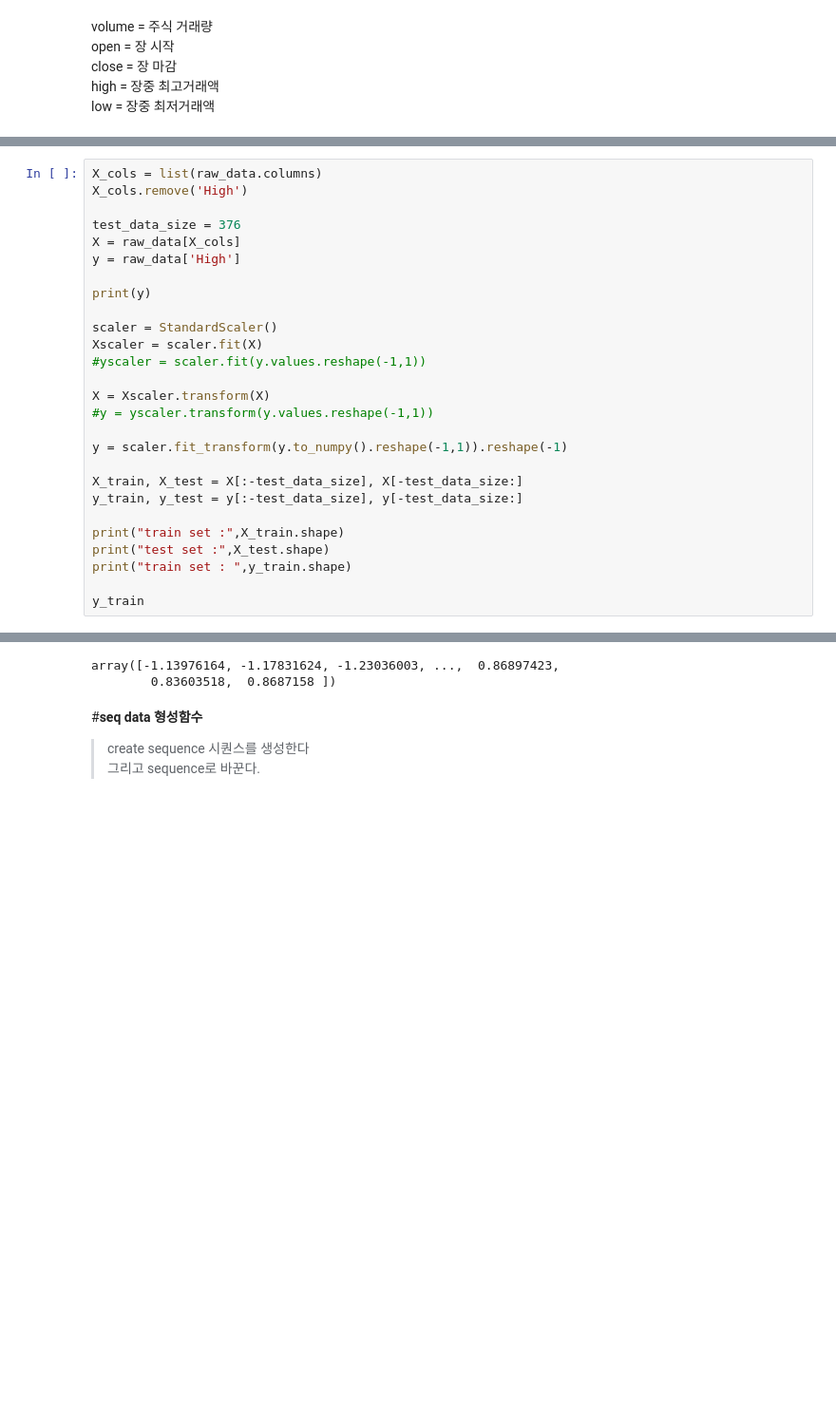
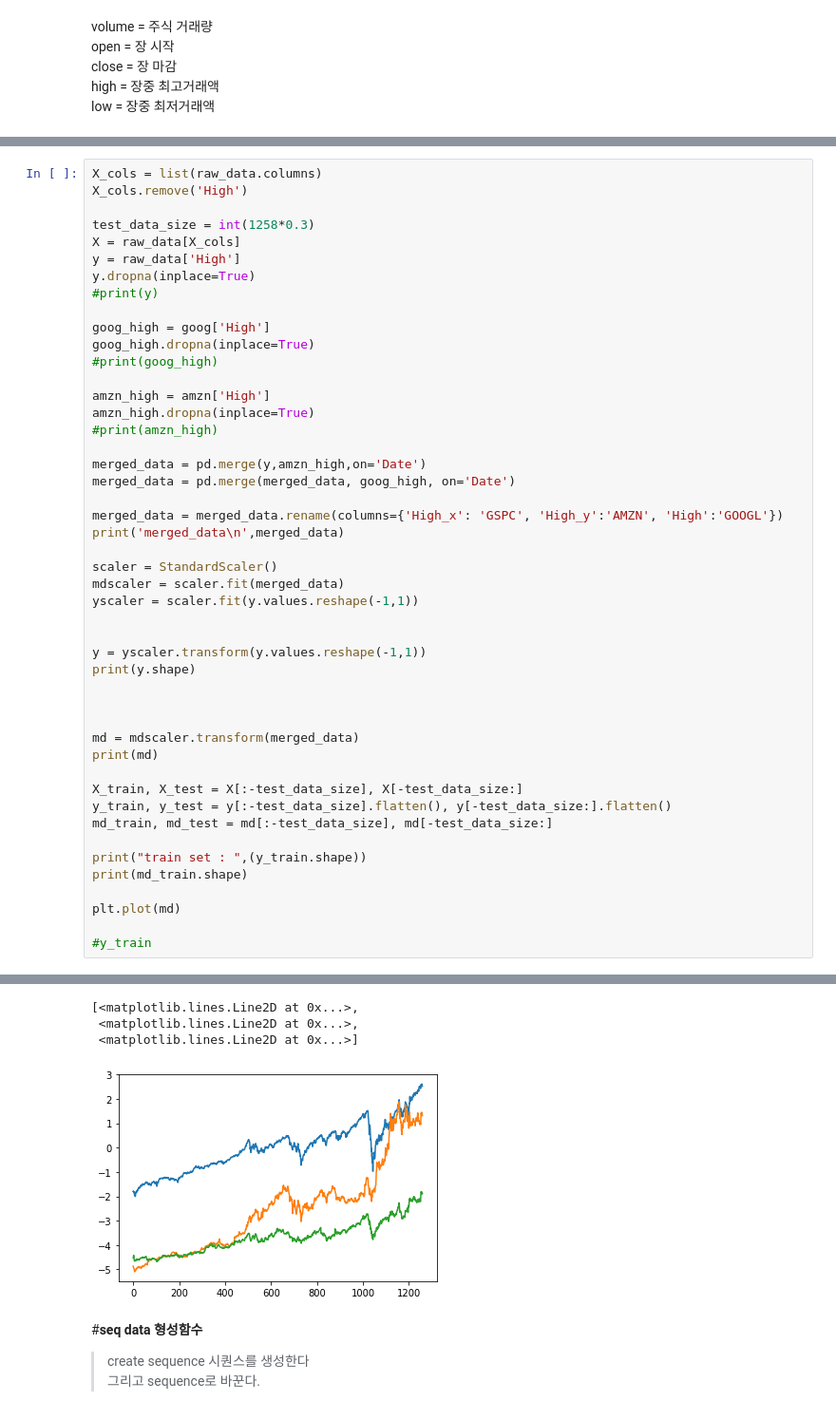
Before and after one commit to LSJgobsl/TransformerSNP500, a Jupyter notebook: snp500_20210120.ipynb, the cells around one changed output, grey strips where cells are left out. Shown at 95% size. Drawn from its saved outputs; the diff is of its cells as text; blank space fills up the shorter version.

```diff
--- a/snp500_20210120.ipynb
+++ b/snp500_20210120.ipynb
@@ -51,27 +62,47 @@ input_window = 200
 X_cols = list(raw_data.columns)
 X_cols.remove('High')
 
-test_data_size = 376
+test_data_size = int(1258*0.3)
 X = raw_data[X_cols]
 y = raw_data['High']
+y.dropna(inplace=True)
+#print(y)
 
-print(y)
+goog_high = goog['High']
+goog_high.dropna(inplace=True)
+#print(goog_high)
+
+amzn_high = amzn['High']
+amzn_high.dropna(inplace=True)
+#print(amzn_high)
+
+merged_data = pd.merge(y,amzn_high,on='Date')
+merged_data = pd.merge(merged_data, goog_high, on='Date')
+
+merged_data = merged_data.rename(columns={'High_x': 'GSPC', 'High_y':'AMZN', 'High':'GOOGL'})
+print('merged_data\n',merged_data)
 
 scaler = StandardScaler()
-Xscaler = scaler.fit(X)
-#yscaler = scaler.fit(y.values.reshape(-1,1))
+mdscaler = scaler.fit(merged_data)
+yscaler = scaler.fit(y.values.reshape(-1,1))
 
-X = Xscaler.transform(X)
-#y = yscaler.transform(y.values.reshape(-1,1))
 
-y = scaler.fit_transform(y.to_numpy().reshape(-1,1)).reshape(-1)
+y = yscaler.transform(y.values.reshape(-1,1))
+print(y.shape)
+
+
+
+md = mdscaler.transform(merged_data)
+print(md)
 
 X_train, X_test = X[:-test_data_size], X[-test_data_size:]
-y_train, y_test = y[:-test_data_size], y[-test_data_size:]
+y_train, y_test = y[:-test_data_size].flatten(), y[-test_data_size:].flatten()
+md_train, md_test = md[:-test_data_size], md[-test_data_size:]
 
-print("train set :",X_train.shape)
-print("test set :",X_test.shape)
-print("train set : ",y_train.shape)
+print("train set : ",(y_train.shape))
+print(md_train.shape)
 
-y_train
+plt.plot(md)
+
+#y_train
 # %% [output]
@@ -94,5 +126,7 @@ train set :  (1146,)
-array([-1.13976164, -1.17831624, -1.23036003, ...,  0.86897423,
-        0.83603518,  0.8687158 ])
+[<matplotlib.lines.Line2D at 0x...>,
+ <matplotlib.lines.Line2D at 0x...>,
+ <matplotlib.lines.Line2D at 0x...>]
+[figure, added]
 # %% [markdown]
 #**seq data 형성함수**
 >create sequence 시퀀스를 생성한다 \
```
Also changed, not shown: parts of 35 cells of this notebook.
